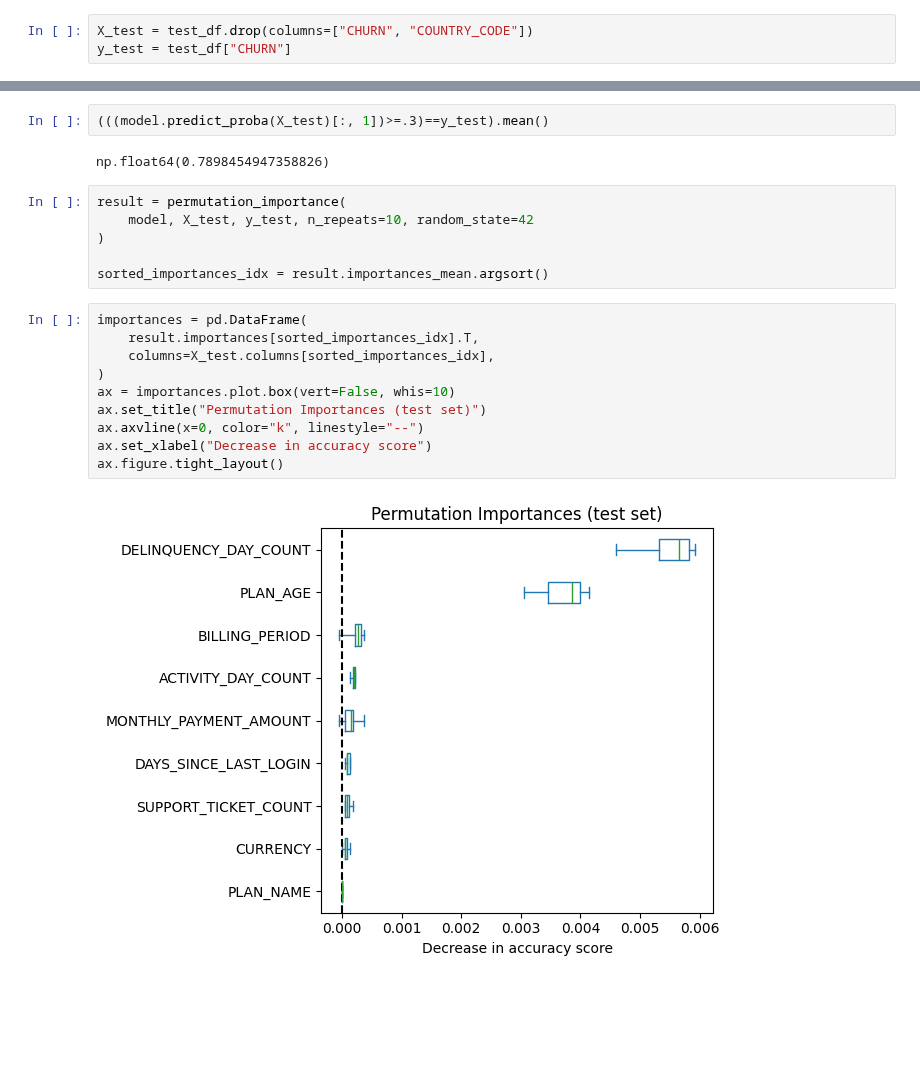
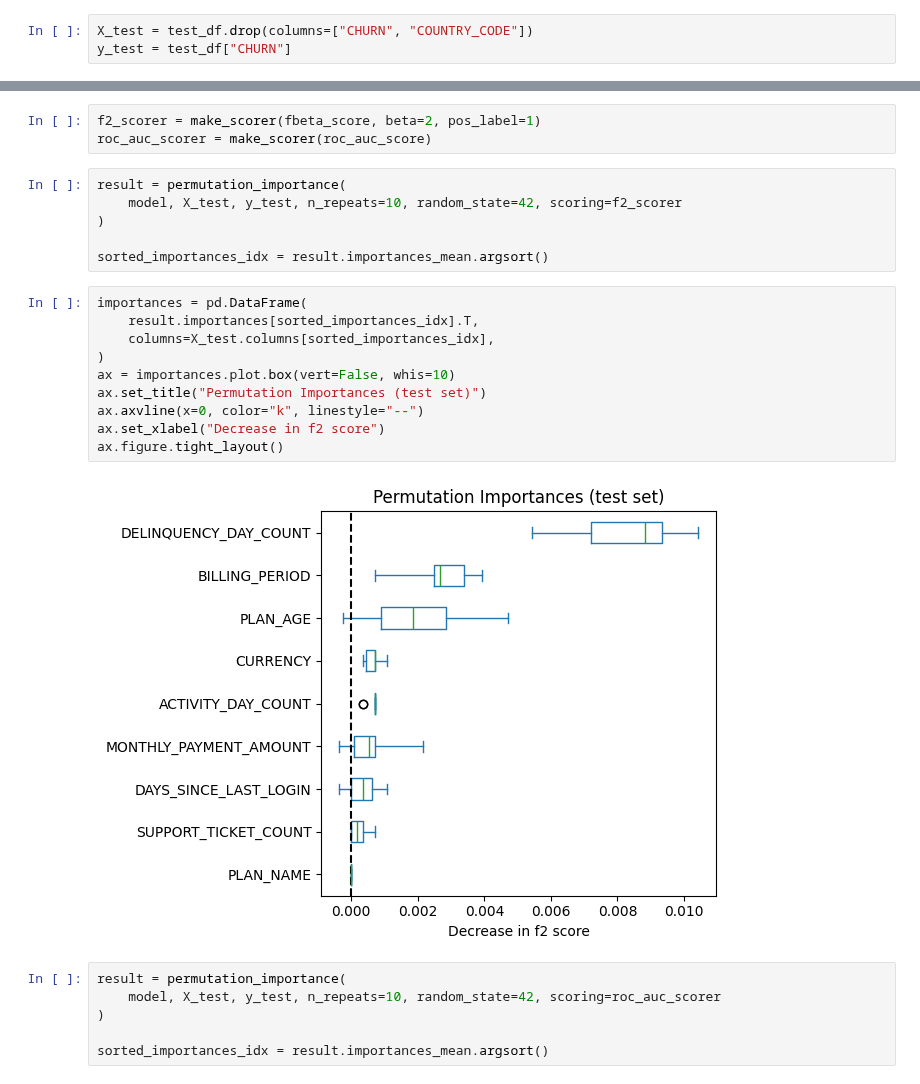
Before and after one commit to paulsteffen-lab/phantombuster-casestudy, a Jupyter notebook: notebooks/5_explainability.ipynb, the cells around one changed output, grey strips where cells are left out. Saved outputs shown, nothing was run; the diff lists cells and outputs as text; blank space fills up the shorter version.

Commit message:
Change scorer used for permutation importances

```diff
--- a/notebooks/5_explainability.ipynb
+++ b/notebooks/5_explainability.ipynb
@@ -31,24 +31,29 @@ CalibratedClassifierCV(estimator=FrozenEstimator(estimator=Pipeline(steps=[('tab
                                                                                                            min_samples_leaf=48,
                                                                                                            random_state=42))])))
 # %%
-(((model.predict_proba(X_test)[:, 1])>=.3)==y_test).mean()
+f2_scorer = make_scorer(fbeta_score, beta=2, pos_label=1)
+roc_auc_scorer = make_scorer(roc_auc_score)
-# %% [output]
-np.float64(0.7898454947358826)
 # %%
 result = permutation_importance(
-    model, X_test, y_test, n_repeats=10, random_state=42
+    model, X_test, y_test, n_repeats=10, random_state=42, scoring=f2_scorer
 )
 
 sorted_importances_idx = result.importances_mean.argsort()
 # %%
 importances = pd.DataFrame(
     result.importances[sorted_importances_idx].T,
     columns=X_test.columns[sorted_importances_idx],
 )
 ax = importances.plot.box(vert=False, whis=10)
 ax.set_title("Permutation Importances (test set)")
 ax.axvline(x=0, color="k", linestyle="--")
-ax.set_xlabel("Decrease in accuracy score")
+ax.set_xlabel("Decrease in f2 score")
 ax.figure.tight_layout()
 # %% [output]
-[figure, old version]
+[figure, new version]
+# %%
+result = permutation_importance(
+    model, X_test, y_test, n_repeats=10, random_state=42, scoring=roc_auc_scorer
+)
+
+sorted_importances_idx = result.importances_mean.argsort()
```
Also changed, not shown: parts of 2 cells of this notebook.
